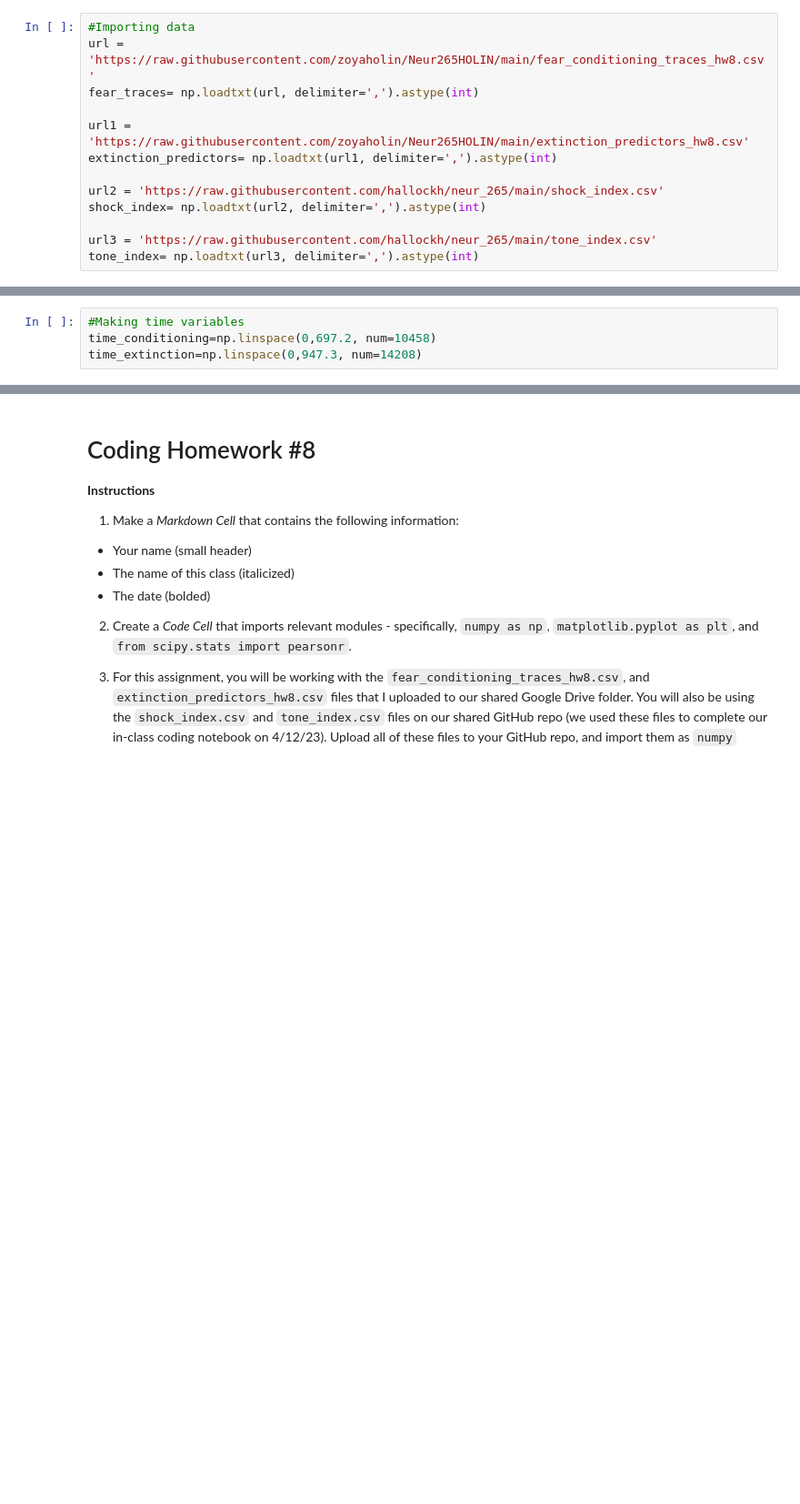
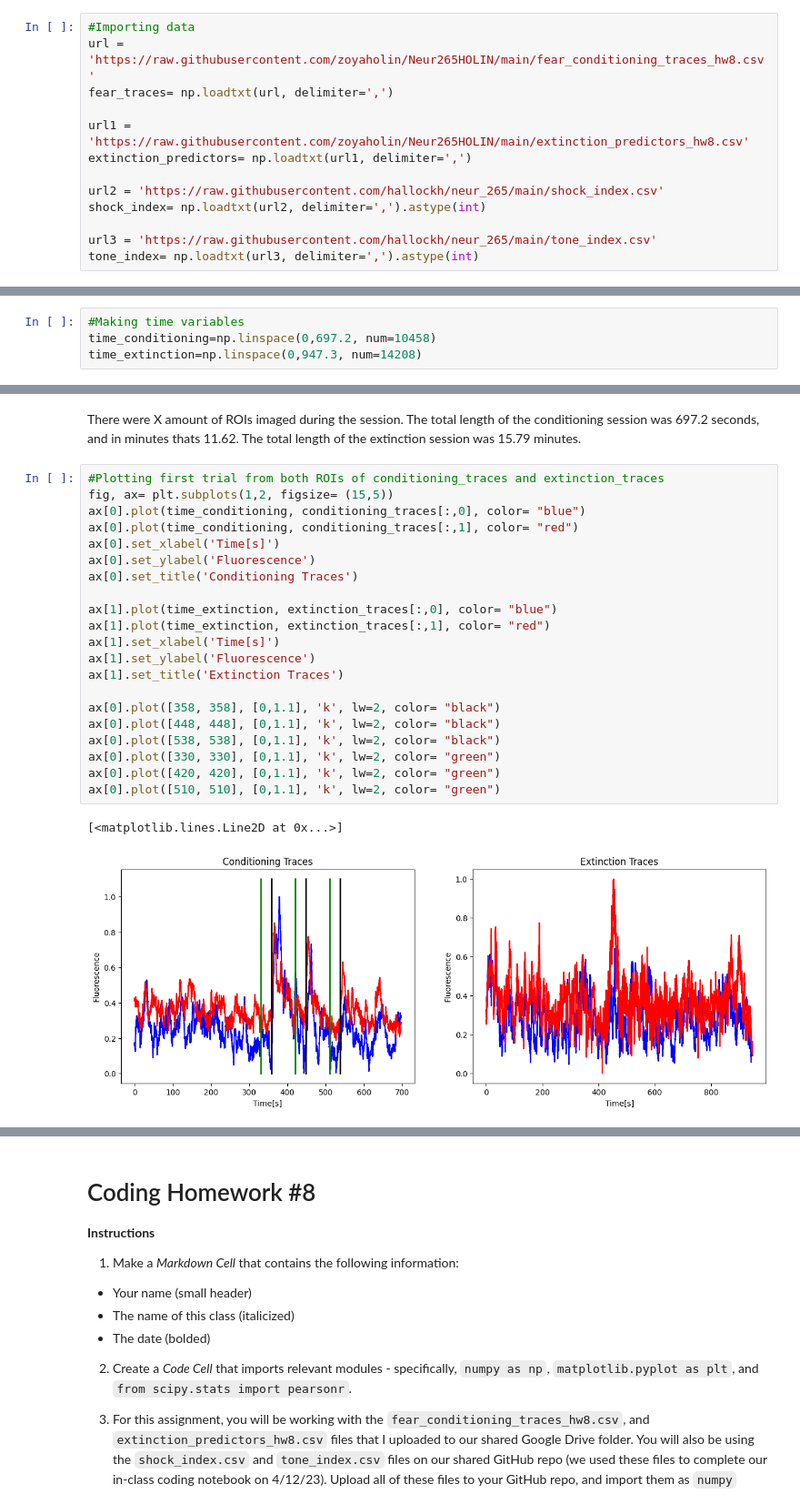
Before and after one commit to zoyaholin/Neur265HOLIN, a Jupyter notebook: coding_homework_8.ipynb, the cells around one changed output, grey strips where cells are left out. Shown at 91% size. Saved outputs shown, nothing was run; the diff lists cells and outputs as text; blank space fills up the shorter version.

```diff
--- a/coding_homework_8.ipynb
+++ b/coding_homework_8.ipynb
@@ -14,10 +14,10 @@ from scipy.stats import pearsonr
 # %%
 #Importing data
 url = 'https://raw.githubusercontent.com/zoyaholin/Neur265HOLIN/main/fear_conditioning_traces_hw8.csv'
-fear_traces= np.loadtxt(url, delimiter=',').astype(int)
+fear_traces= np.loadtxt(url, delimiter=',')
 
 url1 = 'https://raw.githubusercontent.com/zoyaholin/Neur265HOLIN/main/extinction_predictors_hw8.csv'
-extinction_predictors= np.loadtxt(url1, delimiter=',').astype(int)
+extinction_predictors= np.loadtxt(url1, delimiter=',')
 
 url2 = 'https://raw.githubusercontent.com/hallockh/neur_265/main/shock_index.csv'
 shock_index= np.loadtxt(url2, delimiter=',').astype(int)
@@ -52,0 +60,26 @@ time_extinction=np.linspace(0,947.3, num=14208)
+# %% [markdown]
+There were X amount of ROIs imaged during the session. The total length of the conditioning session was 697.2 seconds, and in minutes thats 11.62. The total length of the extinction session was 15.79 minutes.
+# %%
+#Plotting first trial from both ROIs of conditioning_traces and extinction_traces
+fig, ax= plt.subplots(1,2, figsize= (15,5))
+ax[0].plot(time_conditioning, conditioning_traces[:,0], color= "blue")
+ax[0].plot(time_conditioning, conditioning_traces[:,1], color= "red")
+ax[0].set_xlabel('Time[s]')
+ax[0].set_ylabel('Fluorescence')
+ax[0].set_title('Conditioning Traces')
+
+ax[1].plot(time_extinction, extinction_traces[:,0], color= "blue")
+ax[1].plot(time_extinction, extinction_traces[:,1], color= "red")
+ax[1].set_xlabel('Time[s]')
+ax[1].set_ylabel('Fluorescence')
+ax[1].set_title('Extinction Traces')
+
+ax[0].plot([358, 358], [0,1.1], 'k', lw=2, color= "black")
+ax[0].plot([448, 448], [0,1.1], 'k', lw=2, color= "black")
+ax[0].plot([538, 538], [0,1.1], 'k', lw=2, color= "black")
+ax[0].plot([330, 330], [0,1.1], 'k', lw=2, color= "green")
+ax[0].plot([420, 420], [0,1.1], 'k', lw=2, color= "green")
+ax[0].plot([510, 510], [0,1.1], 'k', lw=2, color= "green")
+# %% [output]
+[<matplotlib.lines.Line2D at 0x...>]
+[figure, added]
```
Also changed, not shown: parts of 2 cells of this notebook.
